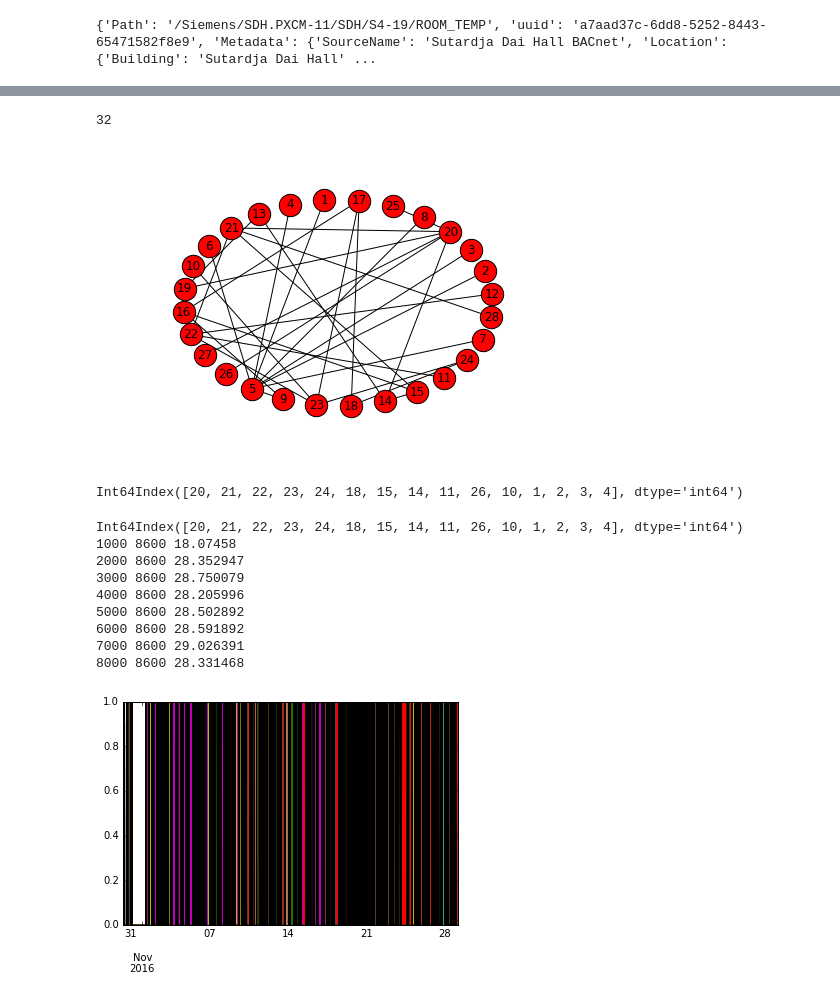
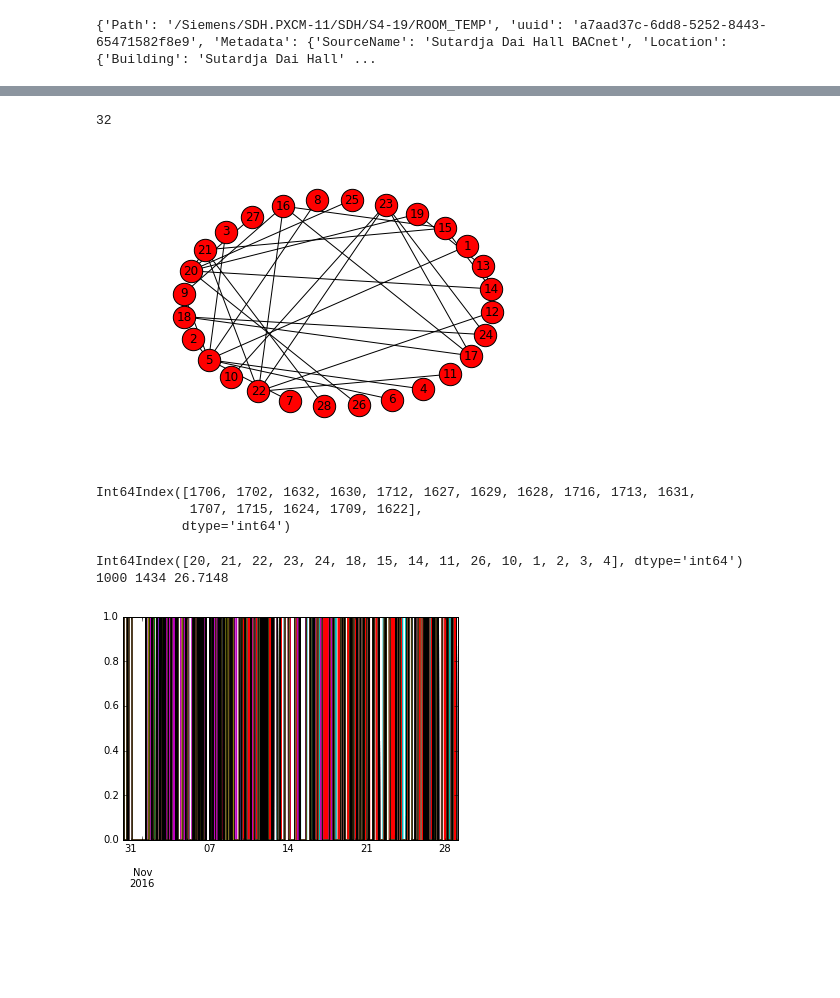
Before and after one commit to gtfierro/cs281project, a Jupyter notebook: SDH_Smaller.ipynb, the cells around one changed output, grey strips where cells are left out. Saved outputs shown, nothing was run; the diff lists cells and outputs as text; code cells hidden in the pictures; blank space fills up the shorter version.

```diff
--- a/SDH_Smaller.ipynb
+++ b/SDH_Smaller.ipynb
@@ -68,7 +68,7 @@ for uuid, datas in zip(uuids, data):
     if len(datas) == 0: continue
     df = pd.DataFrame.from_records(datas)
     df = df.set_index(pd.to_datetime(df.pop(0), unit='ms'))
-    df = df.resample('5min').mean()
+    df = df.resample('30min').mean()
     df.columns = [int(uuid_to_ketiid(uuid))]
     temperatures[uuid] = df
     print uuid, df.count()
@@ -149,10 +149,10 @@ edges = G.edges()
 edges = [(nodes.index(x)+1,nodes.index(y)+1) for (x,y) in edges]
 e = np.array(edges, dtype=object)
 print len(e)
-scipy.io.savemat('sdh_small_edges.mat',{'edges': e})
+scipy.io.savemat('sdh_small_edges_30m.mat',{'edges': e})
 # %% [output]
 32
-[figure, old version]
+[figure, new version]
 # %%
 keti_mapping = {
     1712: 1,
@@ -173,7 +173,9 @@ keti_mapping = {
 }
 current.columns
 # %% [output]
-Int64Index([20, 21, 22, 23, 24, 18, 15, 14, 11, 26, 10, 1, 2, 3, 4], dtype='int64')
+Int64Index([1706, 1702, 1632, 1630, 1712, 1627, 1629, 1628, 1716, 1713, 1631,
+            1707, 1715, 1624, 1709, 1622],
+           dtype='int64')
 # %%
 # want to rename the data columns in terms of which node in the graph they are
 # also need data for all of the nodes: "easiest" way is to take average of temperatures of nearby nodes
@@ -218,23 +220,16 @@ for row in current.iterrows():
     result = result.append(data_row)
 # %% [output]
 Int64Index([20, 21, 22, 23, 24, 18, 15, 14, 11, 26, 10, 1, 2, 3, 4], dtype='int64')
-1000 8600 18.07458
-2000 8600 28.352947
-3000 8600 28.750079
-4000 8600 28.205996
-5000 8600 28.502892
-6000 8600 28.591892
-7000 8600 29.026391
-8000 8600 28.331468
+1000 1434 26.7148
 # %%
 # compute whether or not temperature going up or not
 df = result.copy()
 diffs = df.interpolate(method='time').diff(axis=0)
 diffs[diffs > 0] = 1
 diffs[diffs < 0] = 0
 diffs = diffs.fillna(0)
 diffs.plot(legend=False)
 diffs.tail()
-diffs.to_csv("sdh_small_data.csv",sep="\t",header=False,index=False)
+diffs.to_csv("sdh_small_data_30m.csv",sep="\t",header=False,index=False)
 # %% [output]
-[figure, old version]
+[figure, new version]
```
Also changed, not shown: parts of 3 cells of this notebook, 1 other file.
